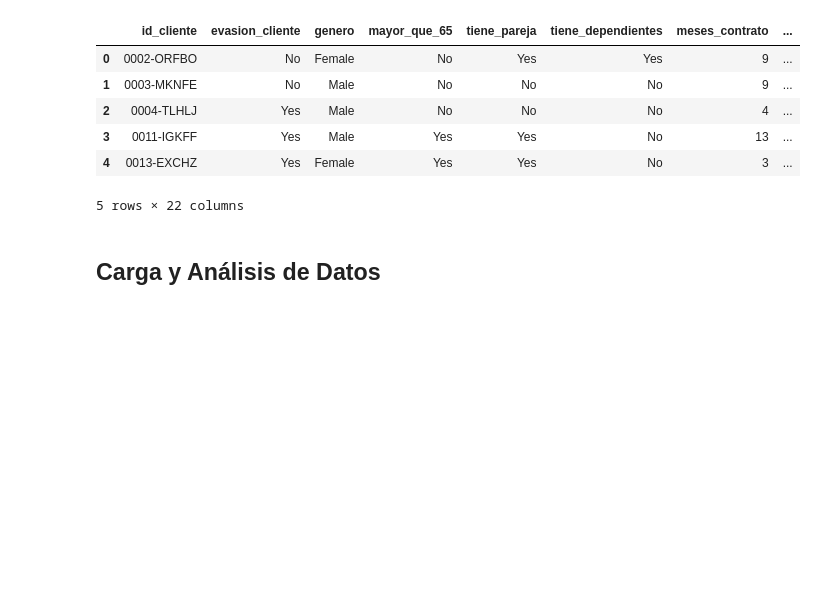
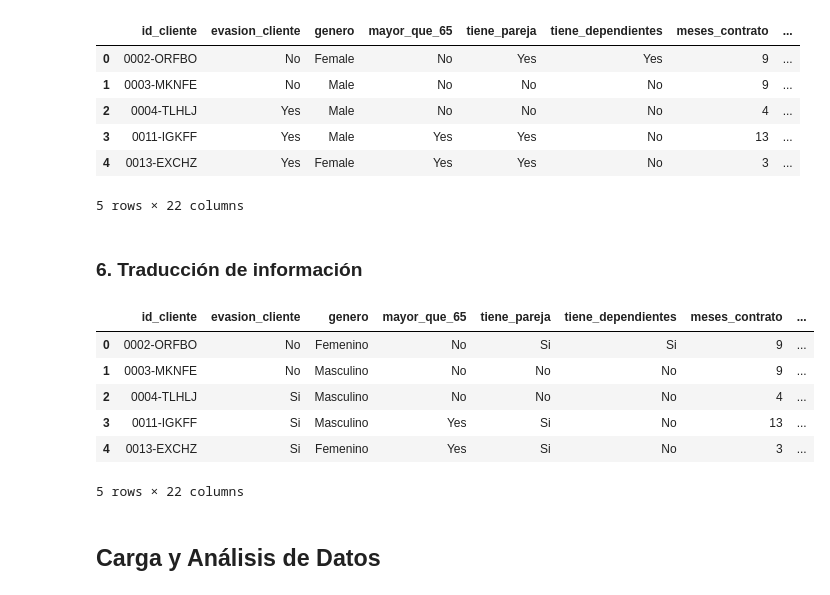
Before and after one commit to FloresStev/telecomx-challenge, a Jupyter notebook: telecomx_challenge_one.ipynb, the cells around one changed output. Cells and saved outputs as stored; diff of their text form; code cells hidden in the pictures; blank space fills up the shorter version.

```diff
--- a/telecomx_challenge_one.ipynb
+++ b/telecomx_challenge_one.ipynb
@@ -219,5 +219,34 @@ df_telecomx.head()
 | 3 | 0011-IGKFF | Yes | Male | Yes | Yes | No | 13 | ... |
 | 4 | 0013-EXCHZ | Yes | Female | Yes | Yes | No | 3 | ... |
 5 rows × 22 columns
+# %% [markdown]
+### 6. Traducción de información
+# %%
+df_telecomx['evasion_cliente'] = df_telecomx['evasion_cliente'].replace('Yes', 'Si')
+df_telecomx['genero'] = df_telecomx['genero'].replace({'Female': 'Femenino', 'Male': 'Masculino'})
+df_telecomx['tiene_pareja'] = df_telecomx['tiene_pareja'].replace('Yes', 'Si')
+df_telecomx['tiene_dependientes'] = df_telecomx['tiene_dependientes'].replace('Yes', 'Si')
+df_telecomx['tiene_servicio_telefonico'] = df_telecomx['tiene_servicio_telefonico'].replace('Yes', 'Si')
+df_telecomx['tiene_multiples_lineas'] = df_telecomx['tiene_multiples_lineas'].replace({'Yes': 'Si', 'No phone service': 'No tiene servicio telefónico'})
+df_telecomx['tipo_internet'] = df_telecomx['tipo_internet'].replace('Fiber optic', 'Fibra óptica')
+df_telecomx['tiene_seguridad_online'] = df_telecomx['tiene_seguridad_online'].replace({'Yes': 'Si', 'No internet service': 'No tiene servicio de internet'})
+df_telecomx['tiene_respaldo_online'] = df_telecomx['tiene_respaldo_online'].replace({'Yes': 'Si', 'No internet service': 'No tiene servicio de internet'})
+df_telecomx['tiene_proteccion_adicional'] = df_telecomx['tiene_proteccion_adicional'].replace({'Yes': 'Si', 'No internet service': 'No tiene servicio de internet'})
+df_telecomx['tiene_soporte_tecnico'] = df_telecomx['tiene_soporte_tecnico'].replace({'Yes': 'Si', 'No internet service': 'No tiene servicio de internet'})
+df_telecomx['tiene_tv_streaming'] = df_telecomx['tiene_tv_streaming'].replace({'Yes': 'Si', 'No internet service': 'No tiene servicio de internet'})
+df_telecomx['tiene_peliculas_streaming'] = df_telecomx['tiene_peliculas_streaming'].replace({'Yes': 'Si', 'No internet service': 'No tiene servicio de internet'})
+df_telecomx['tipo_contrato'] = df_telecomx['tipo_contrato'].replace({'Month-to-month': 'Mes a mes', 'One year': 'Anual', 'Two year': 'Bianual'})
+df_telecomx['recibe_factura_online'] = df_telecomx['recibe_factura_online'].replace('Yes', 'Si')
+df_telecomx['metodo_pago'] = df_telecomx['metodo_pago'].replace({'Electronic check': 'Cheque electrónico', 'Mailed check': 'Cheque enviado por correo', 'Bank transfer (automatic)': 'Transferencia bancaria (automática)', 'Credit card (automatic)': 'Tarjeta de crédito (automática)'})
+
+df_telecomx.head()
+# %% [output]
+|  | id_cliente | evasion_cliente | genero | mayor_que_65 | tiene_pareja | tiene_dependientes | meses_contrato | ... |
+| 0 | 0002-ORFBO | No | Femenino | No | Si | Si | 9 | ... |
+| 1 | 0003-MKNFE | No | Masculino | No | No | No | 9 | ... |
+| 2 | 0004-TLHLJ | Si | Masculino | No | No | No | 4 | ... |
+| 3 | 0011-IGKFF | Si | Masculino | Yes | Si | No | 13 | ... |
+| 4 | 0013-EXCHZ | Si | Femenino | Yes | Si | No | 3 | ... |
+5 rows × 22 columns
 # %% [markdown]
 ## **Carga y Análisis de Datos**
```
Also changed, not shown: parts of 22 cells of this notebook.
